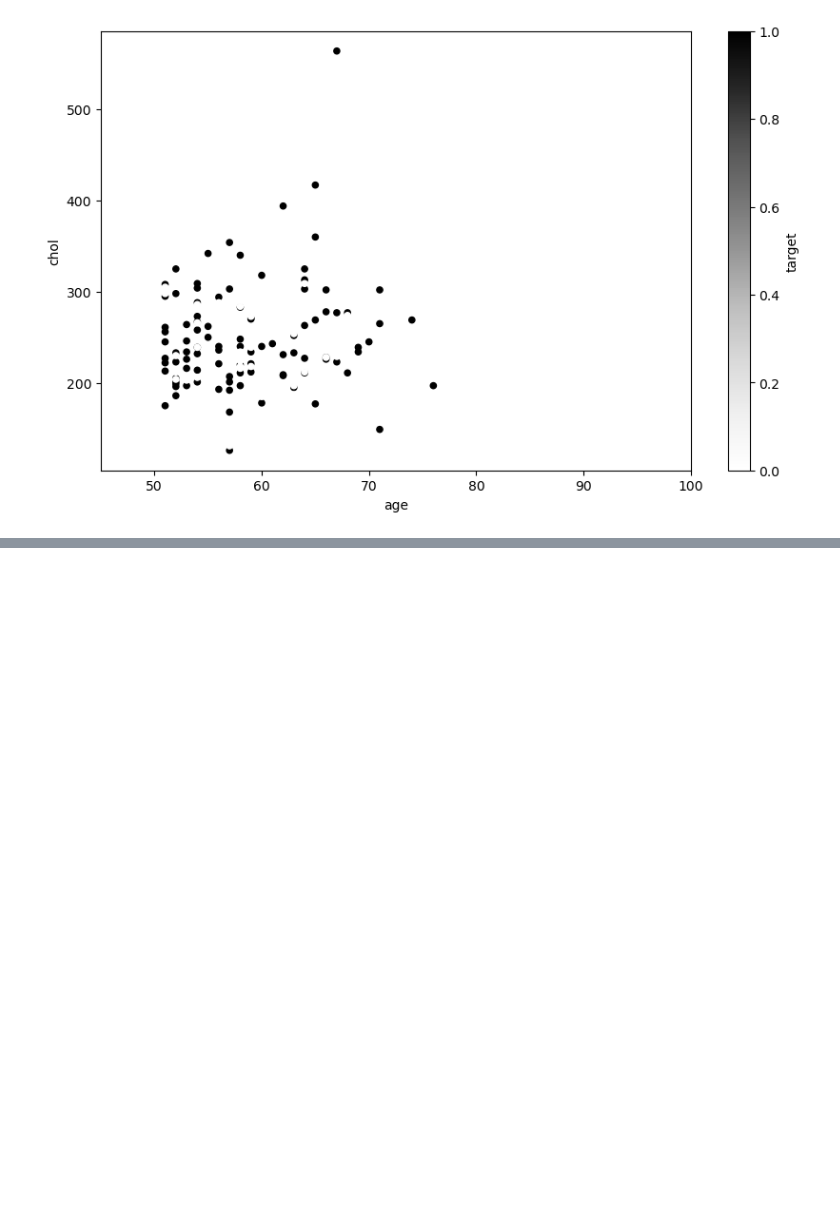
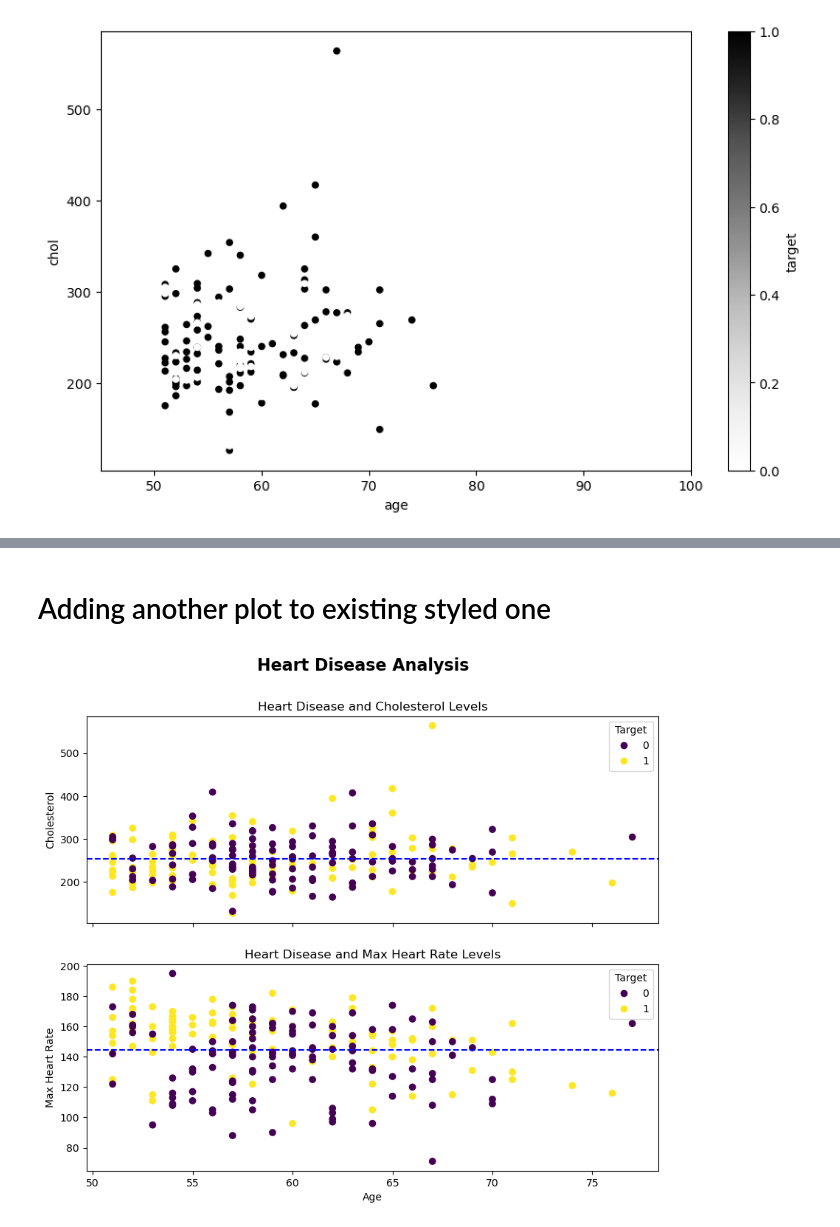
Before and after one commit to mnitinsingh3224-hash/45-day-data-science, a Jupyter notebook: Day10(Matplotlib).ipynb, the cells around one changed output, grey strips where cells are left out. Saved outputs shown, nothing was run; the diff lists cells and outputs as text; code cells hidden in the pictures; blank space fills up the shorter version.

```diff
--- a/Day10(Matplotlib).ipynb
+++ b/Day10(Matplotlib).ipynb
@@ -80,0 +126,47 @@ ax.set_xlim(45,100);
+# %% [markdown]
+
+# Adding another plot to existing styled one
+# %%
+# Setup plot (2 rows, 1 column)
+fig, (ax0, ax1) = plt.subplots(nrows=2, # 2 rows
+                               ncols=1,
+                               sharex=True,
+                               figsize=(10, 8))
+
+# Add data for ax0
+scatter = ax0.scatter(over_50["age"],
+                      over_50["chol"],
+                      c=over_50["target"])
+# Customize ax0
+ax0.set(title="Heart Disease and Cholesterol Levels",
+        ylabel="Cholesterol")
+ax0.legend(*scatter.legend_elements(), title="Target")
+
+# Setup a mean line
+ax0.axhline(y=over_50["chol"].mean(),
+            color='b',
+            linestyle='--',
+            label="Average")
+
+
+# Add data for ax1
+scatter = ax1.scatter(over_50["age"],
+                      over_50["thalach"],
+                      c=over_50["target"])
+
+# Customize ax1
+ax1.set(title="Heart Disease and Max Heart Rate Levels",
+        xlabel="Age",
+        ylabel="Max Heart Rate")
+ax1.legend(*scatter.legend_elements(), title="Target")
+
+# Setup a mean line
+ax1.axhline(y=over_50["thalach"].mean(),
+            color='b',
+            linestyle='--',
+            label="Average")
+
+# Title the figure
+fig.suptitle('Heart Disease Analysis', fontsize=16, fontweight='bold');
+# %% [output]
+[figure, added]
```
Also changed, not shown: parts of 3 cells of this notebook.
